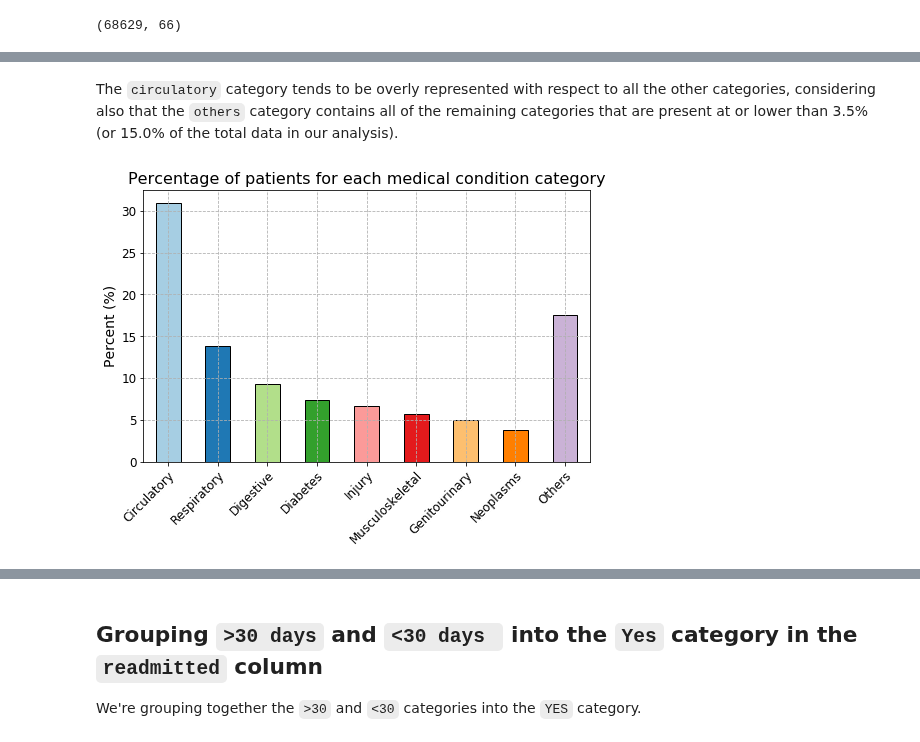
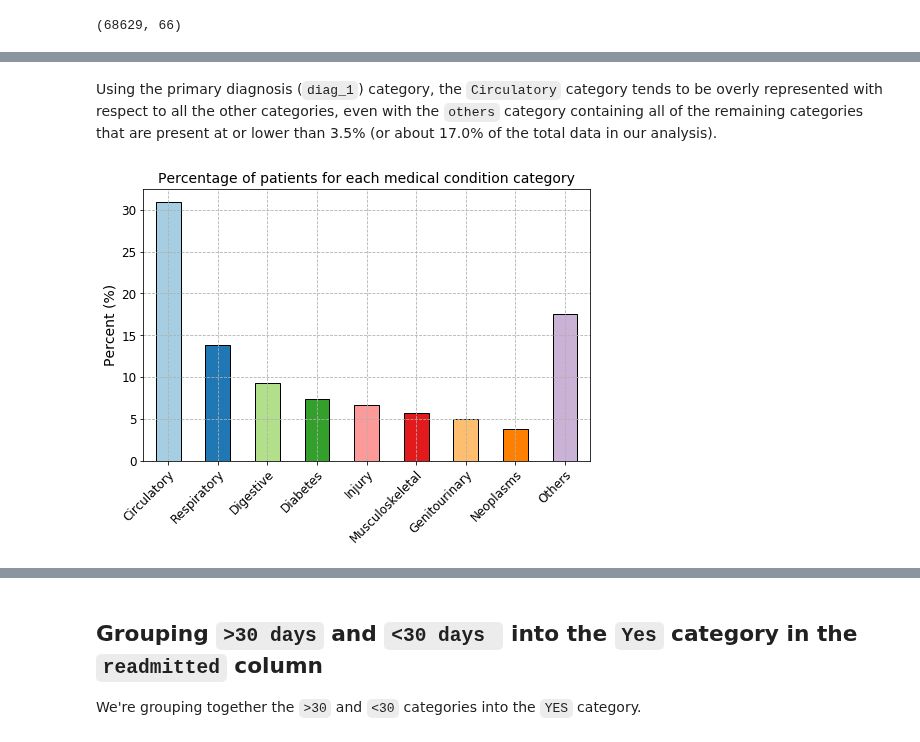
Before and after one commit to capac/kaggle-notebooks, a Jupyter notebook: diabetes-in-130-US-hospitals/1-data-preparation.ipynb, the cells around one changed output, grey strips where cells are left out. Saved outputs shown, nothing was run; the diff lists cells and outputs as text; code cells hidden in the pictures.

```diff
--- a/diabetes-in-130-US-hospitals/1-data-preparation.ipynb
+++ b/diabetes-in-130-US-hospitals/1-data-preparation.ipynb
@@ -51,7 +50,7 @@ pd.set_option('display.max_colwidth', -1)
 # Loading data
 # %%
 df = pd.read_csv('data/diabetic_data.csv', na_values='?', low_memory=False)
-obj_cols = list(df.select_dtypes('object').columns)
+obj_cols = df.select_dtypes('object').columns
 df[obj_cols] = df[obj_cols].astype('category')
 # %%
 df.head()
@@ -235,10 +234,11 @@ print(len(numeric_cols))
 # %% [output]
 13
 # %%
-fig, axes = plt.subplots(5, 2, figsize=(12, 12))
+fig, axes = plt.subplots(13, 1, figsize=(12, 32))
 colors = plt.cm.Paired.colors
-for c, ax, col in zip(colors, axes.flat, numeric_cols):
-    ax.hist(df[col], color=c, edgecolor='k', bins=10)
+for i, (ax, col) in enumerate(zip(axes.flat, numeric_cols)):
+    i = i % len(colors)
+    ax.hist(df[col], color=colors[i], edgecolor='k') #, bins=10)
     ax.set_title(col)
     ax.grid(True, linestyle='--')
 fig.tight_layout()
@@ -355,5 +346,3 @@ df.head()
-# %% [markdown]
-The `circulatory` category tends to be overly represented with respect to all the other categories, considering also that the `others` category contains all of the remaining categories that are present at or lower than 3.5% (or 15.0% of the total data in our analysis).
 # %%
 diagnosis_df = df['primary_diag'].value_counts(dropna=False)
 diagnosis_df.sort_values(ascending=False, inplace=True)
@@ -364,13 +353,15 @@ order_list = ['Circulatory', 'Respiratory', 'Digestive', 'Diabetes', 'Injury', '
               'Genitourinary', 'Neoplasms', 'Others']
 diagnosis_df = diagnosis_df.set_index('Primary diagnosis').loc[order_list]
 diagnosis_sr = pd.Series(diagnosis_df.Percentage, index=diagnosis_df.index)
+# %% [markdown]
+Using the primary diagnosis (`diag_1`) category, the `Circulatory` category tends to be overly represented with respect to all the other categories, even with the `others` category containing all of the remaining categories that are present at or lower than 3.5% (or about 17.0% of the total data in our analysis).
 # %%
-ax = diagnosis_sr.plot(kind='bar', color=plt.cm.Paired.colors, figsize=(8, 5), edgecolor='k', legend=None)
+ax = diagnosis_sr.plot(kind='bar', color=plt.cm.Paired.colors, figsize=(8, 5), edgecolor='k')
 plt.setp(ax.get_xticklabels(), ha="right", rotation_mode="anchor", rotation=45, fontsize=12)
 plt.setp(ax.get_yticklabels(), fontsize=12)
 ax.set_xlabel(None)
 ax.set_ylabel('Percent (%)', fontsize=14)
-ax.set_title('Percentage of patients for each medical condition category', fontsize=16)
+ax.set_title('Percentage of patients for each medical condition category', fontsize=14)
 plt.grid(True, linestyle='--');
 # %% [output]
-[figure, old version]
+[figure, new version]
```
Also changed, not shown: parts of 10 cells of this notebook.
